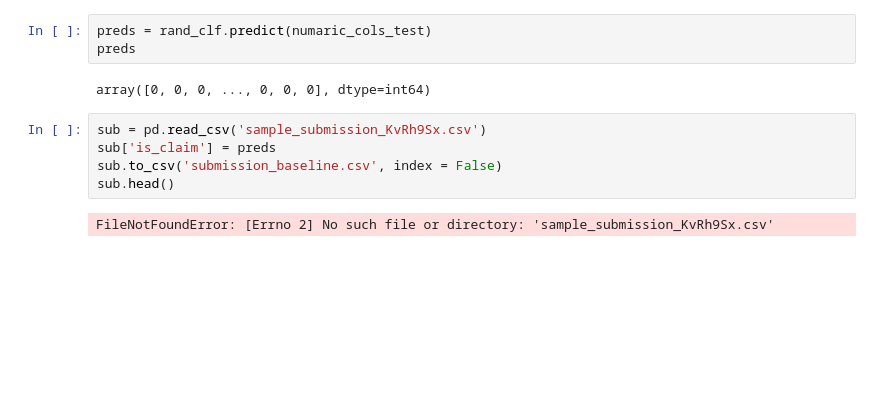
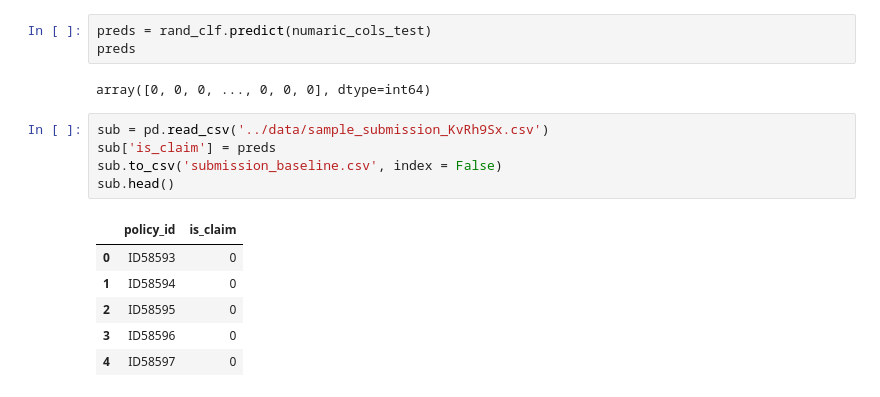
Before and after one commit to Bakar31/Dataverse-Hack, a Jupyter notebook: Notebooks/baseline.ipynb, the cells around one changed output. Cells and saved outputs as stored; diff of their text form; blank space fills up the shorter version.

```diff
--- a/Notebooks/baseline.ipynb
+++ b/Notebooks/baseline.ipynb
@@ -130,9 +130,14 @@ preds
 # %% [output]
 array([0, 0, 0, ..., 0, 0, 0], dtype=int64)
 # %%
-sub = pd.read_csv('sample_submission_KvRh9Sx.csv')
+sub = pd.read_csv('../data/sample_submission_KvRh9Sx.csv')
 sub['is_claim'] = preds
 sub.to_csv('submission_baseline.csv', index = False)
 sub.head()
 # %% [output]
-FileNotFoundError: [Errno 2] No such file or directory: 'sample_submission_KvRh9Sx.csv'
+|  | policy_id | is_claim |
+| 0 | ID58593 | 0 |
+| 1 | ID58594 | 0 |
+| 2 | ID58595 | 0 |
+| 3 | ID58596 | 0 |
+| 4 | ID58597 | 0 |
```
Also changed, not shown: 2 other files.
